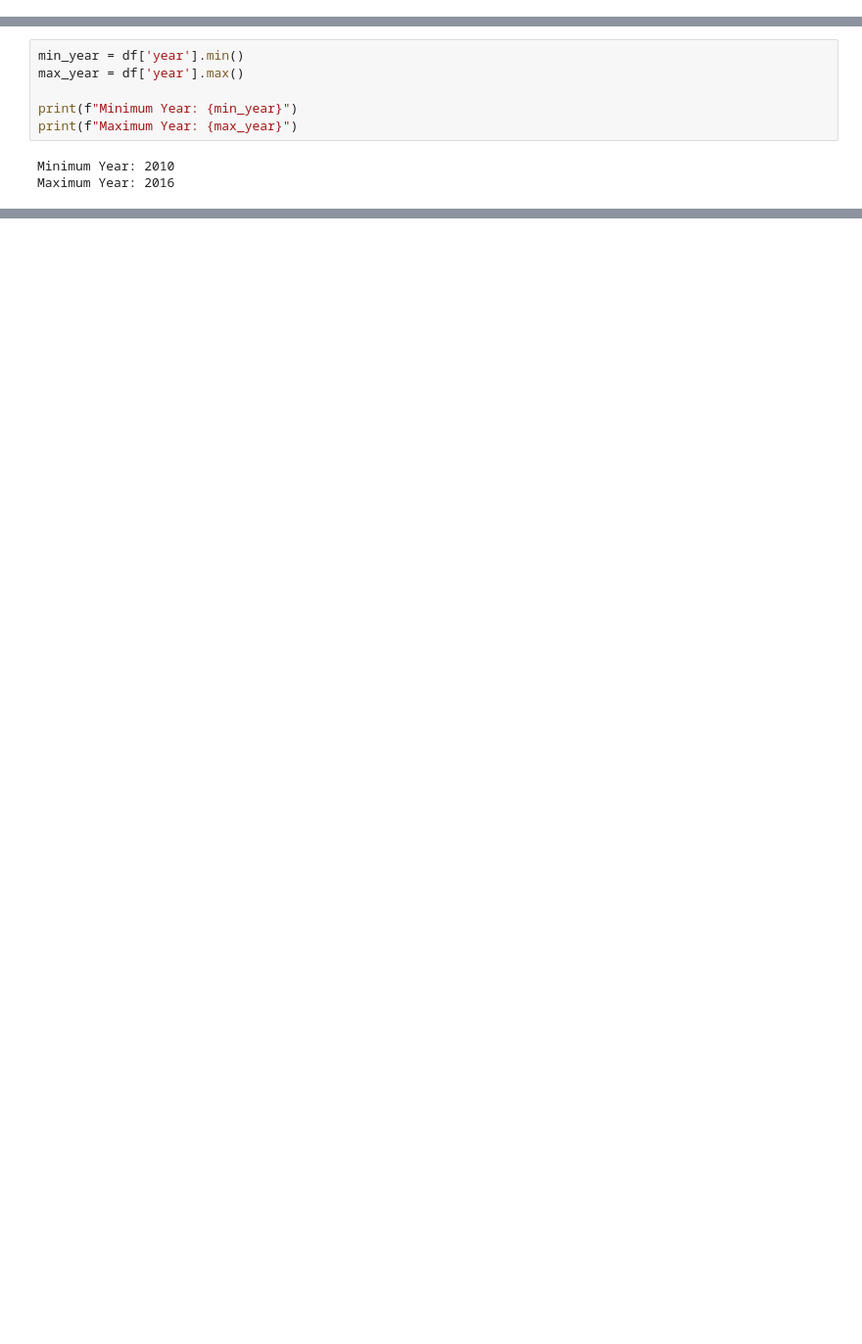
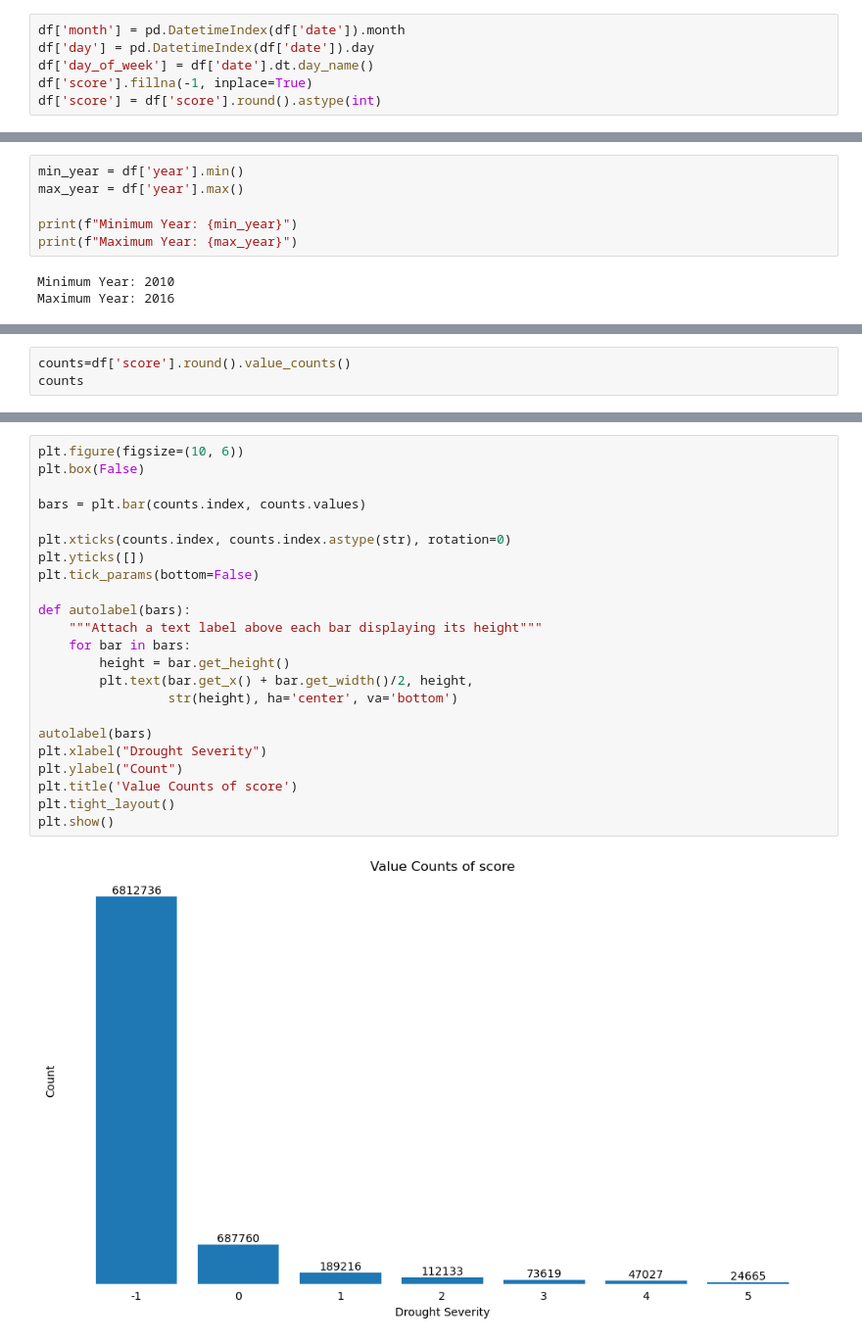
Before and after one commit to vicky545/UMBC-DATA606-Capstone, a Jupyter notebook: notebooks/Drought_Prediction.ipynb, the cells around one changed output, grey strips where cells are left out. Shown at 98% size. Saved outputs shown, nothing was run; the diff lists cells and outputs as text; blank space fills up the shorter version.

```diff
--- a/notebooks/Drought_Prediction.ipynb
+++ b/notebooks/Drought_Prediction.ipynb
@@ -82,6 +84,12 @@ Maximum Year: 2016
 > Reducing number of records so that memory is sufficient by taking data from 2010 to 2016
 # %%
 df = df[(df['year'] >= 2010) & (df['year'] <= 2016)]
+# %%
+df['month'] = pd.DatetimeIndex(df['date']).month
+df['day'] = pd.DatetimeIndex(df['date']).day
+df['day_of_week'] = df['date'].dt.day_name()
+df['score'].fillna(-1, inplace=True)
+df['score'] = df['score'].round().astype(int)
 # %%
 df.info()
 # %% [output]
@@ -121,0 +183,3 @@ array([   nan, 0.    , 0.0507, ..., 1.6143, 0.7399, 0.606 ])
+# %%
+counts=df['score'].round().value_counts()
+counts
@@ -121,0 +195,25 @@ array([   nan, 0.    , 0.0507, ..., 1.6143, 0.7399, 0.606 ])
+# %%
+plt.figure(figsize=(10, 6))
+plt.box(False)
+
+bars = plt.bar(counts.index, counts.values)
+
+plt.xticks(counts.index, counts.index.astype(str), rotation=0)
+plt.yticks([])
+plt.tick_params(bottom=False)
+
+def autolabel(bars):
+    """Attach a text label above each bar displaying its height"""
+    for bar in bars:
+        height = bar.get_height()
+        plt.text(bar.get_x() + bar.get_width()/2, height,
+                 str(height), ha='center', va='bottom')
+
+autolabel(bars)
+plt.xlabel("Drought Severity")
+plt.ylabel("Count")
+plt.title('Value Counts of score')
+plt.tight_layout()
+plt.show()
+# %% [output]
+[figure, added]
```
Also changed, not shown: parts of 23 cells of this notebook, 1 other file.
